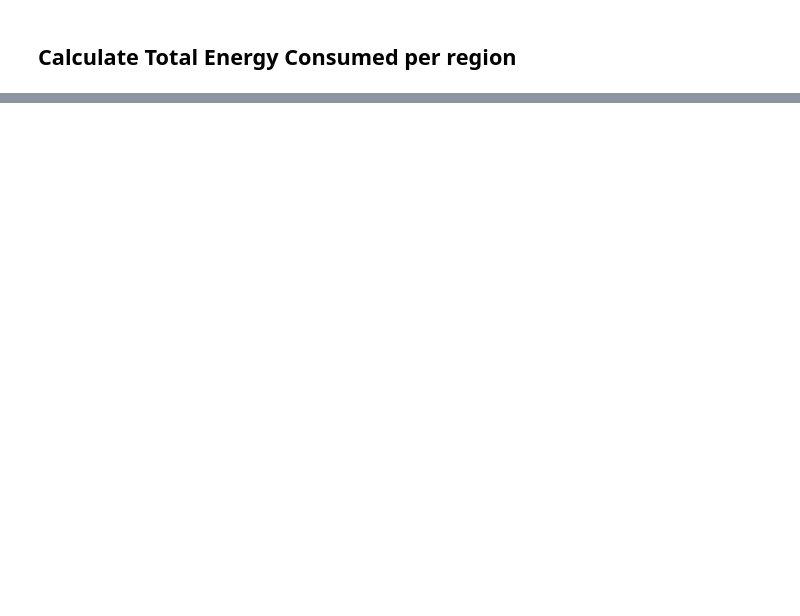
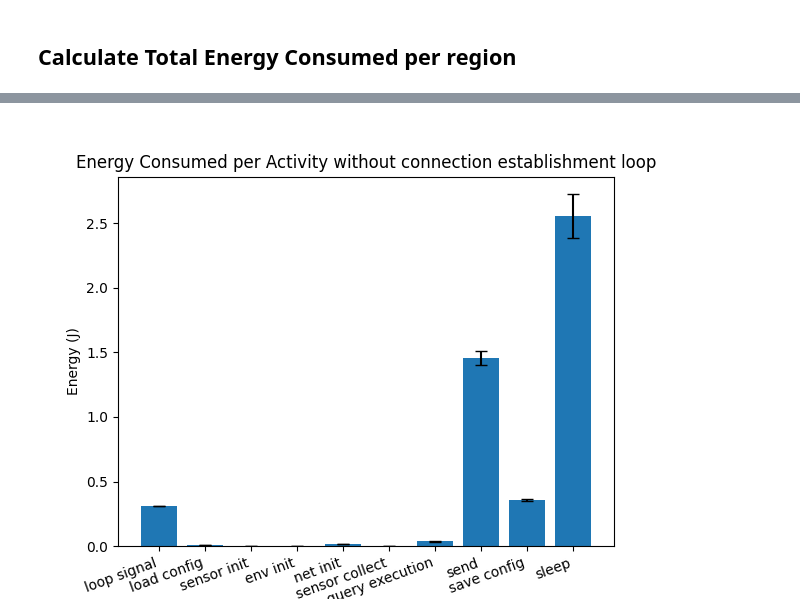
Before and after one commit to FlapKap/Terra-experiments, a Jupyter notebook: experiment/visualize.ipynb, the cells around one changed output, grey strips where cells are left out. Cells and saved outputs as stored; diff of their text form; code cells hidden in the pictures; blank space fills up the shorter version.

```diff
--- a/experiment/visualize.ipynb
+++ b/experiment/visualize.ipynb
@@ -521,0 +516,16 @@ plt.show()
+# %%
+# plot barchart without totals and without the 0th loop
+
+energy_consumed_without_0th_loop = loops.iloc[1:].apply(calc_energy_consumed_per_activity, axis=1)
+#energy_consumed_without_0th_loop
+plt.figure()
+energy_consumed_summary_no_totals_no_0_loop_summary = energy_consumed_without_0th_loop.drop(["total", "total without loop signal"], axis=1).describe()
+plt.bar(energy_consumed_summary_no_totals_no_0_loop_summary.columns, energy_consumed_summary_no_totals_no_0_loop_summary.loc["mean"], yerr=energy_consumed_summary_no_totals_no_0_loop_summary.loc["std"], capsize=4)
+plt.xticks(rotation=20, ha="right")
+
+plt.xlabel("Activity")
+plt.ylabel("Energy (J)")
+plt.title("Energy Consumed per Activity without connection establishment loop")
+plt.show()
+# %% [output]
+[figure, added]
```
Also changed, not shown: parts of 26 cells of this notebook, 3 other files.
